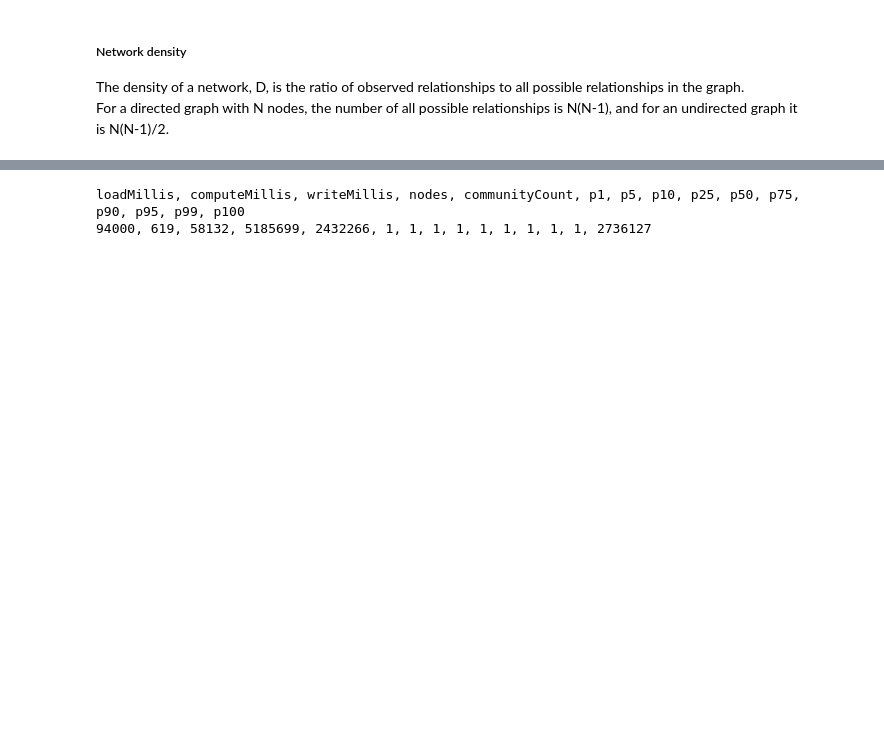
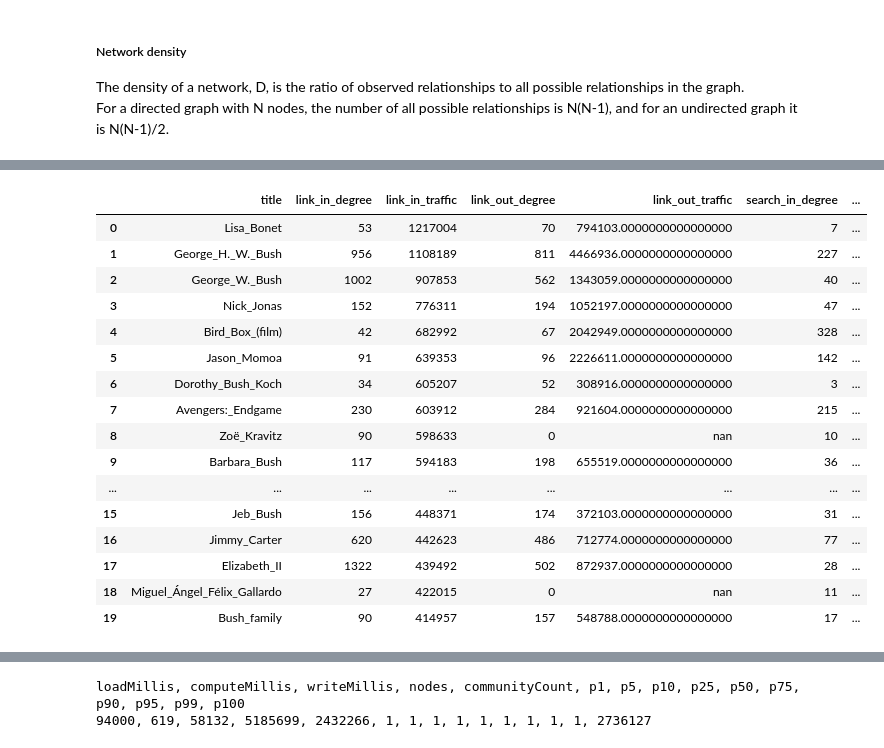
Before and after one commit to 33eyes/wiki-clickstream-graph, a Jupyter notebook: English_Wikipedia_network_analysis_AWS.ipynb, the cells around one changed output, grey strips where cells are left out. Saved outputs shown, nothing was run; the diff lists cells and outputs as text; code cells hidden in the pictures; blank space fills up the shorter version.

```diff
--- a/English_Wikipedia_network_analysis_AWS.ipynb
+++ b/English_Wikipedia_network_analysis_AWS.ipynb
@@ -640,0 +887,17 @@ Runtime: 0.8 min
+# %%
+# get a listing of all labels and properties
+q = """call apoc.meta.data();"""
+r = graph.data(q)
+graph_metadata = pd.DataFrame(r)
+graph_metadata = graph_metadata[["label", "elementType", "index", "property", "type", "unique"]]
+
+article_num_properties = graph_metadata[(graph_metadata.label == "Article")
+                                        & ( (graph_metadata["type"] == "INTEGER")
+                                           | (graph_metadata["type"] == "FLOAT")
+                                          )
+                                       ]["property"].values
+
+article_traffic_properties = [s for s in article_num_properties if ( s[-6:] != "degree" )
+                              & ( s[-9:] != "partition" )
+                              & ( s[-4:] != "rank" ) ]
+article_traffic_properties
@@ -640,0 +1025,52 @@ Runtime: 0.8 min
+# %%
+print("Started running at", datetime.now(), "UTC")
+
+top_traffic_nodes_dict = {}
+
+start_time = timer()
+for i, p in enumerate(article_traffic_properties):
+    q = """
+    MATCH (a:Article)
+    WHERE a.{param} is not null
+    RETURN
+        a.title as title,
+        a.link_in_degree as link_in_degree,
+        a.link_in_traffic as link_in_traffic,
+        a.link_out_degree as link_out_degree,
+        a.link_out_traffic as link_out_traffic,
+        a.search_in_degree as search_in_degree,
+        a.search_in_traffic as search_in_traffic,
+        a.search_out_degree as search_out_degree,
+        a.search_out_traffic as search_out_traffic,
+        a.external_search_traffic as external_search_traffic,
+        a.external_website_traffic as external_website_traffic,
+        a.empty_referer_traffic as empty_referer_traffic,
+        a.other_wikimedia_traffic as other_wikimedia_traffic,
+        a.unknown_external_traffic as unknown_external_traffic,
+        a.search_traffic_from_main_page as search_traffic_from_main_page,
+        a.search_traffic_to_hyphen_minus as search_traffic_to_hyphen_minus,
+        a.search_traffic_to_main_page as search_traffic_to_main_page
+    ORDER BY a.{param} desc
+    LIMIT 20
+        ;
+    """.format(param=p)
+
+    r = graph.data(q)
+    tdf = pd.DataFrame(r)
+    top_traffic_nodes_dict[p] = tdf[["title", "link_in_degree", "link_in_traffic", "link_out_degree",
+                                 "link_out_traffic", "search_in_degree", "search_in_traffic",
+                                 "search_out_degree", "search_out_traffic", "external_search_traffic",
+                                 "external_website_traffic", "empty_referer_traffic", "other_wikimedia_traffic",
+                                 "unknown_external_traffic", "search_traffic_from_main_page",
+                                 "search_traffic_to_hyphen_minus", "search_traffic_to_main_page"]]
+
+    print("Ran query:", q)
+    print("Elapsed time:", round((timer() - start_time)/60, 2), "min\n")
+
+    print("-----------------------------------------------------------")
+    print("Top nodes for", p, ":")
+    display( top_traffic_nodes_dict[p] )
+
+
+cu.printRunTime(start_time)
+# %% [output]
@@ -640,0 +1094,17 @@ Runtime: 0.8 min
+|  | title | link_in_degree | link_in_traffic | link_out_degree | link_out_traffic | search_in_degree | ... |
+| 0 | Lisa_Bonet | 53 | 1217004 | 70 | 794103.0000000000000000 | 7 | ... |
+| 1 | George_H._W._Bush | 956 | 1108189 | 811 | 4466936.0000000000000000 | 227 | ... |
+| 2 | George_W._Bush | 1002 | 907853 | 562 | 1343059.0000000000000000 | 40 | ... |
+| 3 | Nick_Jonas | 152 | 776311 | 194 | 1052197.0000000000000000 | 47 | ... |
+| 4 | Bird_Box_(film) | 42 | 682992 | 67 | 2042949.0000000000000000 | 328 | ... |
+| 5 | Jason_Momoa | 91 | 639353 | 96 | 2226611.0000000000000000 | 142 | ... |
+| 6 | Dorothy_Bush_Koch | 34 | 605207 | 52 | 308916.0000000000000000 | 3 | ... |
+| 7 | Avengers:_Endgame | 230 | 603912 | 284 | 921604.0000000000000000 | 215 | ... |
+| 8 | Zoë_Kravitz | 90 | 598633 | 0 | nan | 10 | ... |
+| 9 | Barbara_Bush | 117 | 594183 | 198 | 655519.0000000000000000 | 36 | ... |
+| ... | ... | ... | ... | ... | ... | ... | ... |
+| 15 | Jeb_Bush | 156 | 448371 | 174 | 372103.0000000000000000 | 31 | ... |
+| 16 | Jimmy_Carter | 620 | 442623 | 486 | 712774.0000000000000000 | 77 | ... |
+| 17 | Elizabeth_II | 1322 | 439492 | 502 | 872937.0000000000000000 | 28 | ... |
+| 18 | Miguel_Ángel_Félix_Gallardo | 27 | 422015 | 0 | nan | 11 | ... |
+| 19 | Bush_family | 90 | 414957 | 157 | 548788.0000000000000000 | 17 | ... |
```
Also changed, not shown: parts of 72 cells of this notebook, 5 other files.
